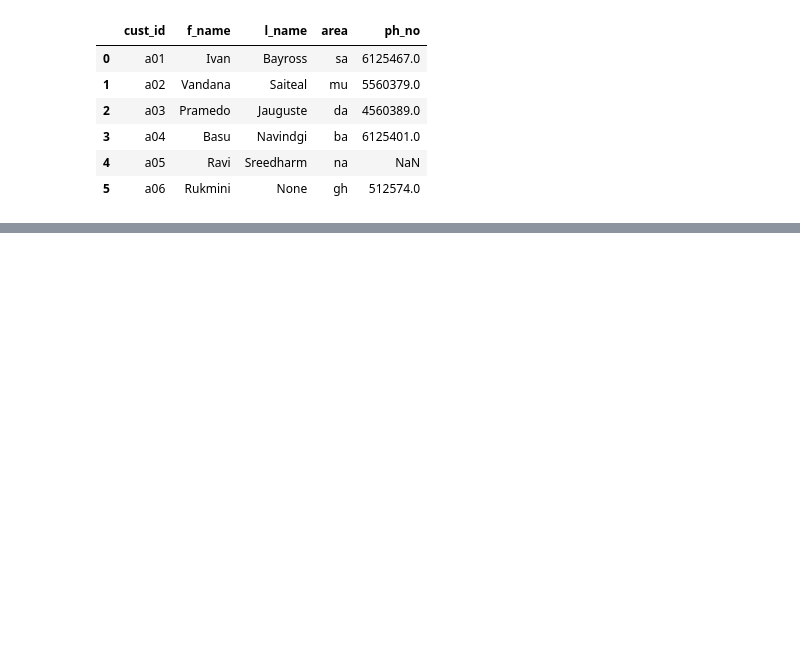
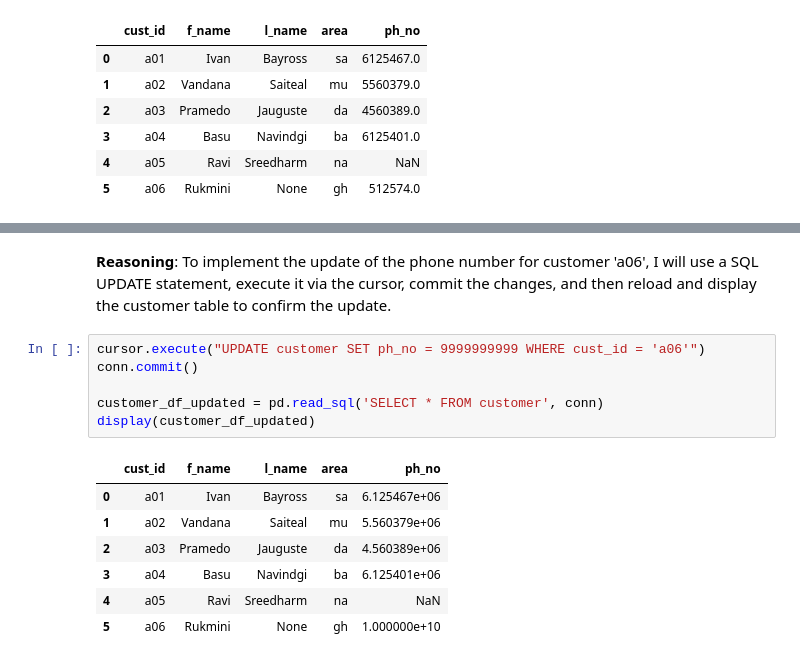
Before and after one commit to Meghali54/AI_Browser_Automation, a Jupyter notebook: SQL_Movie_Analysis.ipynb, the cells around one changed output, grey strips where cells are left out. Saved outputs shown, nothing was run; the diff lists cells and outputs as text; blank space fills up the shorter version.

```diff
--- a/SQL_Movie_Analysis.ipynb
+++ b/SQL_Movie_Analysis.ipynb
@@ -140,0 +227,17 @@ display(customer_all_rows_df)
+# %% [markdown]
+**Reasoning**:
+To implement the update of the phone number for customer 'a06', I will use a SQL UPDATE statement, execute it via the cursor, commit the changes, and then reload and display the customer table to confirm the update.
+# %%
+cursor.execute("UPDATE customer SET ph_no = 9999999999 WHERE cust_id = 'a06'")
+conn.commit()
+
+customer_df_updated = pd.read_sql('SELECT * FROM customer', conn)
+display(customer_df_updated)
+# %% [output]
+|  | cust_id | f_name | l_name | area | ph_no |
+| 0 | a01 | Ivan | Bayross | sa | 6.125467e+06 |
+| 1 | a02 | Vandana | Saiteal | mu | 5.560379e+06 |
+| 2 | a03 | Pramedo | Jauguste | da | 4.560389e+06 |
+| 3 | a04 | Basu | Navindgi | ba | 6.125401e+06 |
+| 4 | a05 | Ravi | Sreedharm | na | NaN |
+| 5 | a06 | Rukmini | None | gh | 1.000000e+10 |
```
Also changed, not shown: parts of 29 cells of this notebook.
